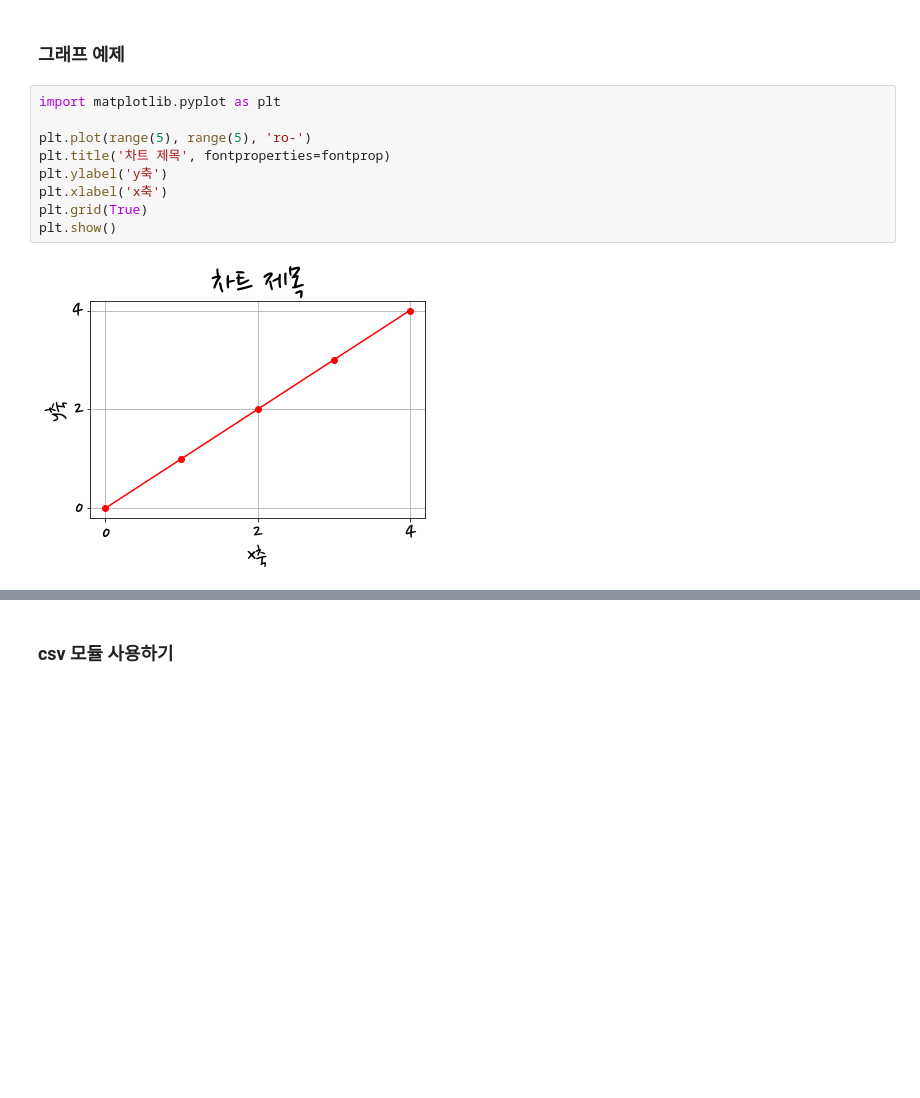
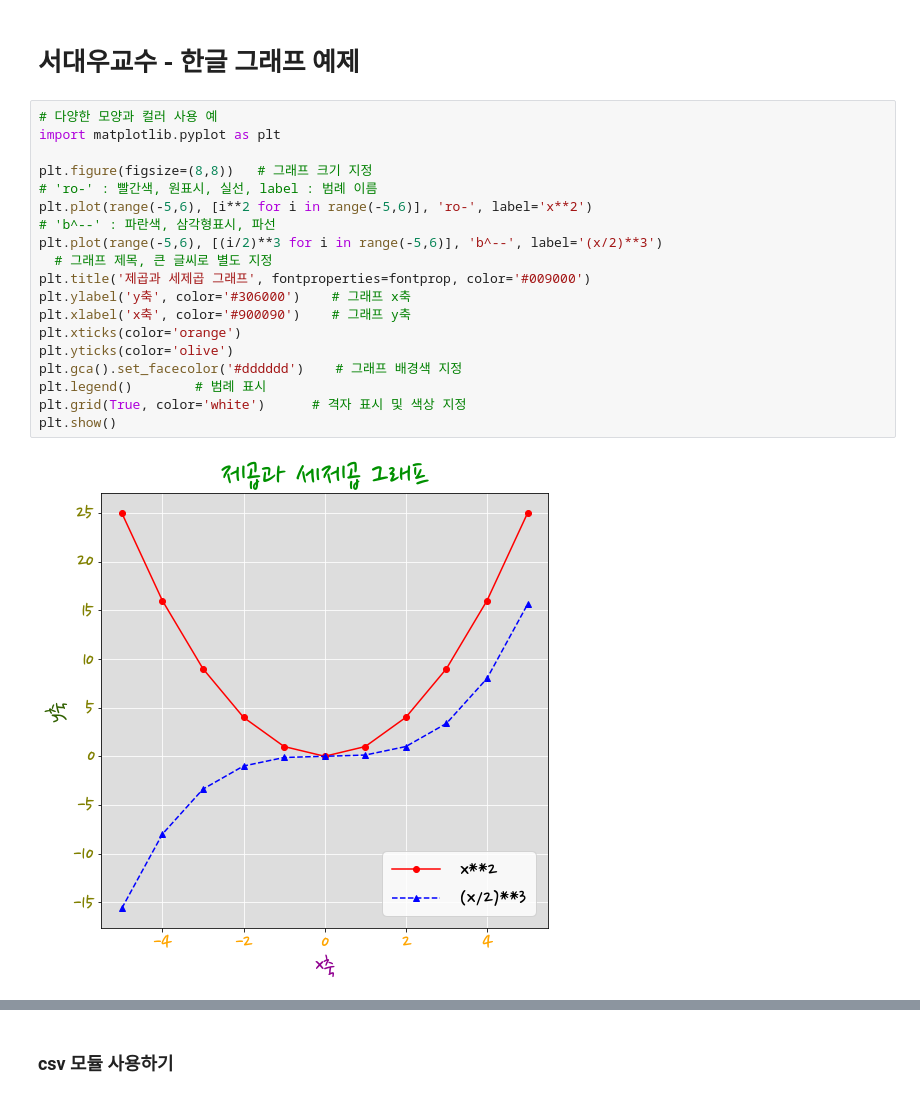
Before and after one commit to hvyrain/bigprobasic, a Jupyter notebook: korean_fonts_google_notofonts.ipynb, the cells around one changed output, grey strips where cells are left out. Drawn from its saved outputs; the diff is of its cells as text; blank space fills up the shorter version.

```diff
--- a/korean_fonts_google_notofonts.ipynb
+++ b/korean_fonts_google_notofonts.ipynb
@@ -49,14 +91,24 @@ Nanum Pen Script
 # %% [markdown]
-### 그래프 예제
+# 서대우교수 - 한글 그래프 예제
-# %%
-import matplotlib.pyplot as plt
-
-plt.plot(range(5), range(5), 'ro-')
-plt.title('차트 제목', fontproperties=fontprop)
-plt.ylabel('y축')
-plt.xlabel('x축')
-plt.grid(True)
-plt.show()
-# %% [output]
-[figure, removed]
+# %%
+# 다양한 모양과 컬러 사용 예
+import matplotlib.pyplot as plt
+
+plt.figure(figsize=(8,8))   # 그래프 크기 지정
+# 'ro-' : 빨간색, 원표시, 실선, label : 범례 이름
+plt.plot(range(-5,6), [i**2 for i in range(-5,6)], 'ro-', label='x**2')
+# 'b^--' : 파란색, 삼각형표시, 파선
+plt.plot(range(-5,6), [(i/2)**3 for i in range(-5,6)], 'b^--', label='(x/2)**3')
+  # 그래프 제목, 큰 글씨로 별도 지정
+plt.title('제곱과 세제곱 그래프', fontproperties=fontprop, color='#009000')
+plt.ylabel('y축', color='#306000')    # 그래프 x축
+plt.xlabel('x축', color='#900090')    # 그래프 y축
+plt.xticks(color='orange')
+plt.yticks(color='olive')
+plt.gca().set_facecolor('#dddddd')    # 그래프 배경색 지정
+plt.legend()        # 범례 표시
+plt.grid(True, color='white')      # 격자 표시 및 색상 지정
+plt.show()
+# %% [output]
+[figure, added]
 # %%
```
Also changed, not shown: parts of 27 cells of this notebook.
